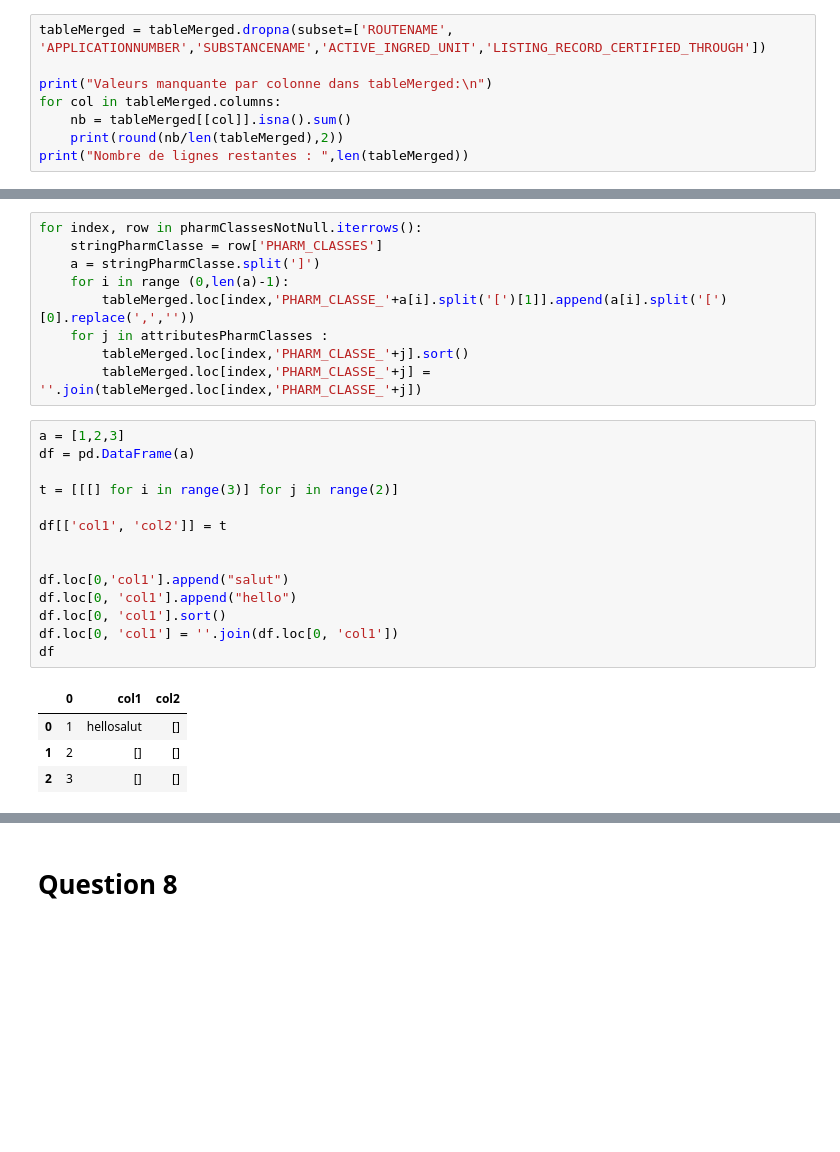
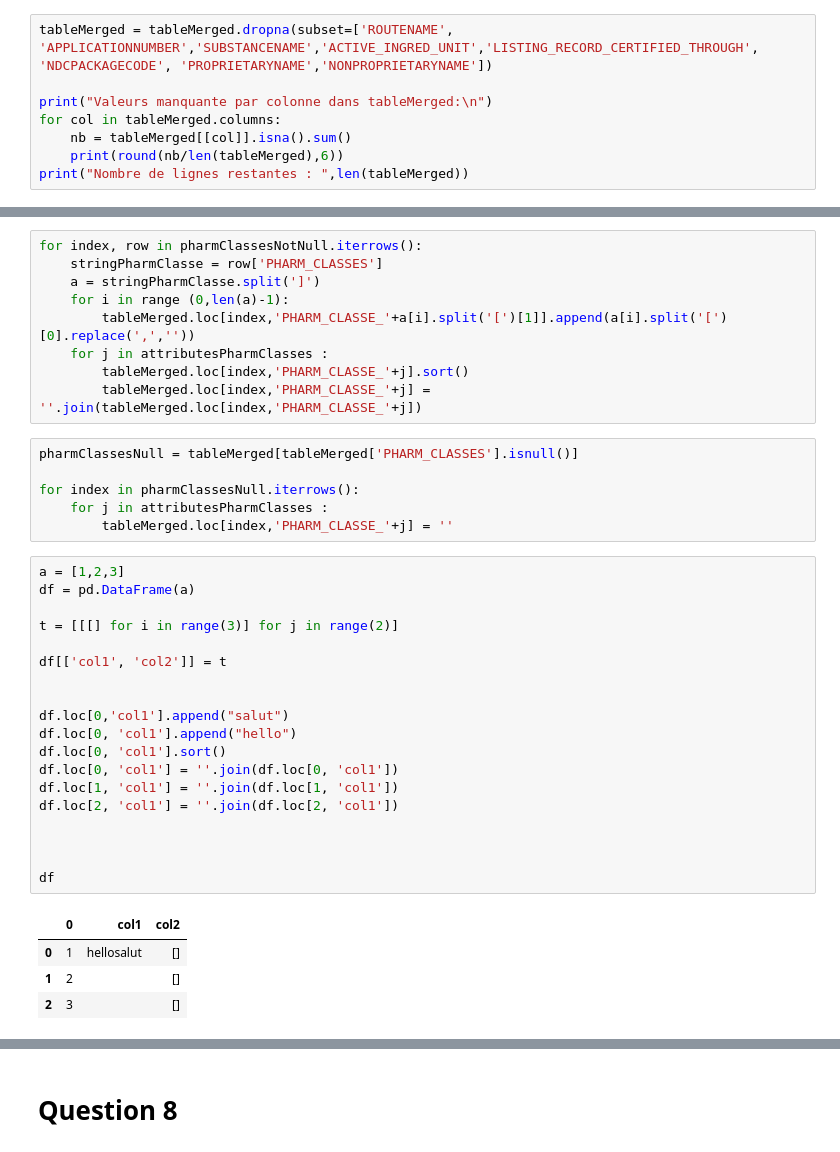
Before and after one commit to JamarcusBernard/tp2_ift870, a Jupyter notebook: tp2.ipynb, the cells around one changed output, grey strips where cells are left out. Drawn from its saved outputs; the diff is of its cells as text; blank space fills up the shorter version.

```diff
--- a/tp2.ipynb
+++ b/tp2.ipynb
@@ -785,12 +785,12 @@ tableMerged = tableMerged.drop(columns=['ENDMARKETINGDATE_PKG','PROPRIETARYNAMES
 # %% [output]
 KeyError: "['ENDMARKETINGDATE_PKG' 'PROPRIETARYNAMESUFFIX' 'ENDMARKETINGDATE_PRD'\n 'DEASCHEDULE'] not found in axis"
 # %%
-tableMerged = tableMerged.dropna(subset=['ROUTENAME', 'APPLICATIONNUMBER','SUBSTANCENAME','ACTIVE_INGRED_UNIT','LISTING_RECORD_CERTIFIED_THROUGH'])
+tableMerged = tableMerged.dropna(subset=['ROUTENAME', 'APPLICATIONNUMBER','SUBSTANCENAME','ACTIVE_INGRED_UNIT','LISTING_RECORD_CERTIFIED_THROUGH', 'NDCPACKAGECODE', 'PROPRIETARYNAME','NONPROPRIETARYNAME'])
 
 print("Valeurs manquante par colonne dans tableMerged:\n")
 for col in tableMerged.columns:
     nb = tableMerged[[col]].isna().sum()
-    print(round(nb/len(tableMerged),2))
+    print(round(nb/len(tableMerged),6))
 print("Nombre de lignes restantes : ",len(tableMerged))
 # %% [output]
 Valeurs manquante par colonne dans tableMerged:
@@ -854,24 +854,35 @@ for index, row in pharmClassesNotNull.iterrows():
     for j in attributesPharmClasses :
         tableMerged.loc[index,'PHARM_CLASSE_'+j].sort()
         tableMerged.loc[index,'PHARM_CLASSE_'+j] = ''.join(tableMerged.loc[index,'PHARM_CLASSE_'+j])
+# %%
+pharmClassesNull = tableMerged[tableMerged['PHARM_CLASSES'].isnull()]
+
+for index in pharmClassesNull.iterrows():
+    for j in attributesPharmClasses :
+        tableMerged.loc[index,'PHARM_CLASSE_'+j] = ''
 # %%
 a = [1,2,3]
 df = pd.DataFrame(a)
 
 t = [[[] for i in range(3)] for j in range(2)]
 
 df[['col1', 'col2']] = t
 
 
 df.loc[0,'col1'].append("salut")
 df.loc[0, 'col1'].append("hello")
 df.loc[0, 'col1'].sort()
 df.loc[0, 'col1'] = ''.join(df.loc[0, 'col1'])
+df.loc[1, 'col1'] = ''.join(df.loc[1, 'col1'])
+df.loc[2, 'col1'] = ''.join(df.loc[2, 'col1'])
+
+
+
 df
 # %% [output]
 |  | 0 | col1 | col2 |
 | 0 | 1 | hellosalut | [] |
-| 1 | 2 | [] | [] |
-| 2 | 3 | [] | [] |
+| 1 | 2 |  | [] |
+| 2 | 3 |  | [] |
 # %%
 tableMerged.head()
```
Also changed, not shown: parts of 18 cells of this notebook.
